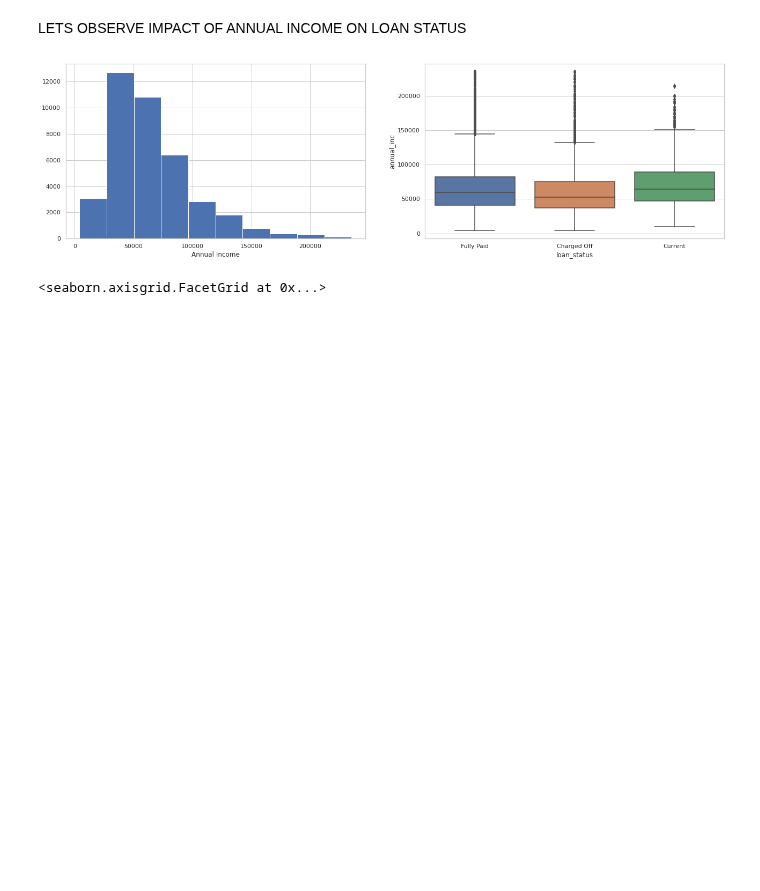
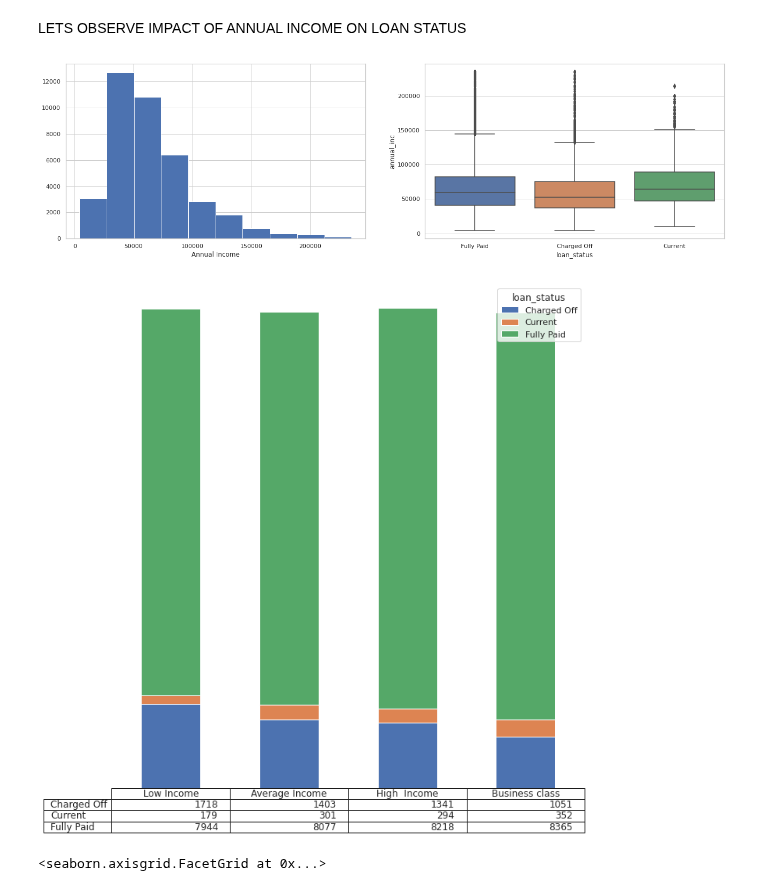
Before and after one commit to karthikmnkrishna/Loan-default-prediction, a Jupyter notebook: Loan_Case_study.ipynb, the cells around one changed output. Saved outputs shown, nothing was run; the diff lists cells and outputs as text; code cells hidden in the pictures; blank space fills up the shorter version.

```diff
--- a/Loan_Case_study.ipynb
+++ b/Loan_Case_study.ipynb
@@ -333,7 +333,13 @@ plt.show()
 # %% [output]
 [figure]
 # %%
- df['annual_inc_bin'] = pd.qcut(df.annual_inc, 4, labels=['Low Income','Average Income','High  Income' ,'Business class'],duplicates = 'drop')
+df['annual_inc_bin'] = pd.qcut(df.annual_inc, 4, labels=['Low Income','Average Income','High  Income' ,'Business class'],duplicates = 'drop')
+ax = df.groupby(['annual_inc_bin','loan_status']).size().unstack().plot(kind='bar',stacked=True,figsize=(10,10),table = True )
+plt.axis('off')
+plt.tight_layout()
+plt.show()
+# %% [output]
+[figure, added]
 # %%
 sns.catplot(x="loan_status", y="loan_amnt", hue="annual_inc_bin", kind="boxen", data=df,height=5, aspect=2)
 # %% [output]
```
Also changed, not shown: parts of 2 cells of this notebook.
